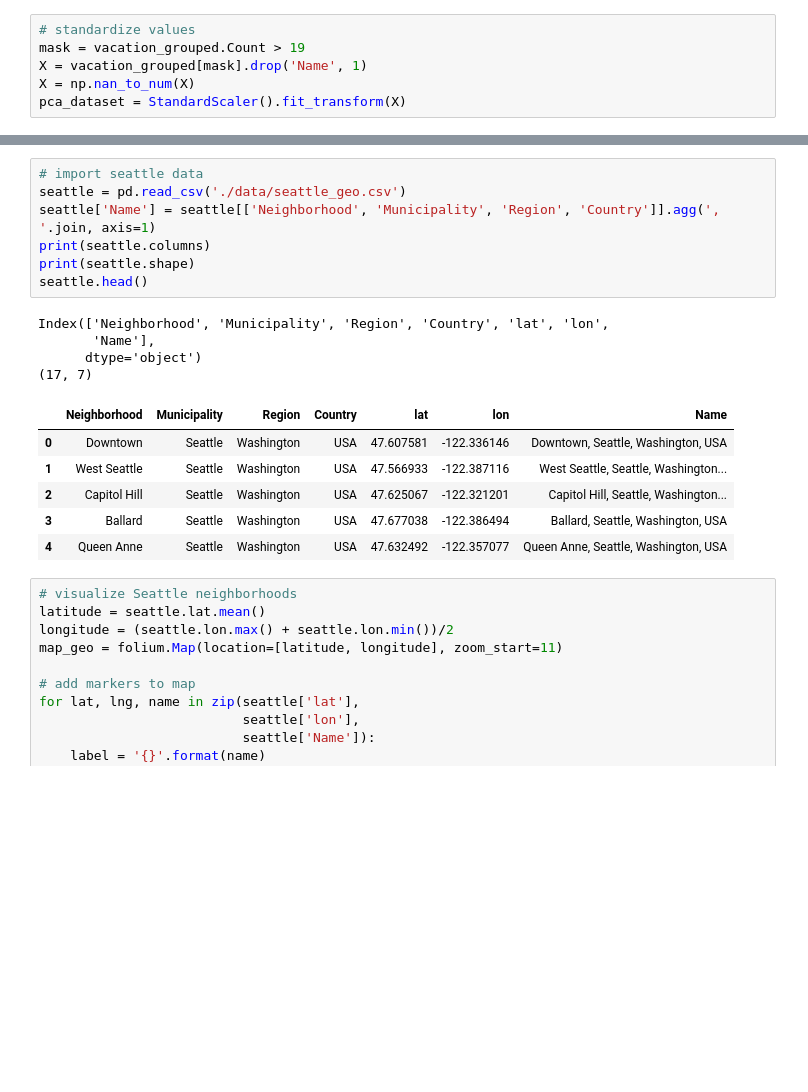
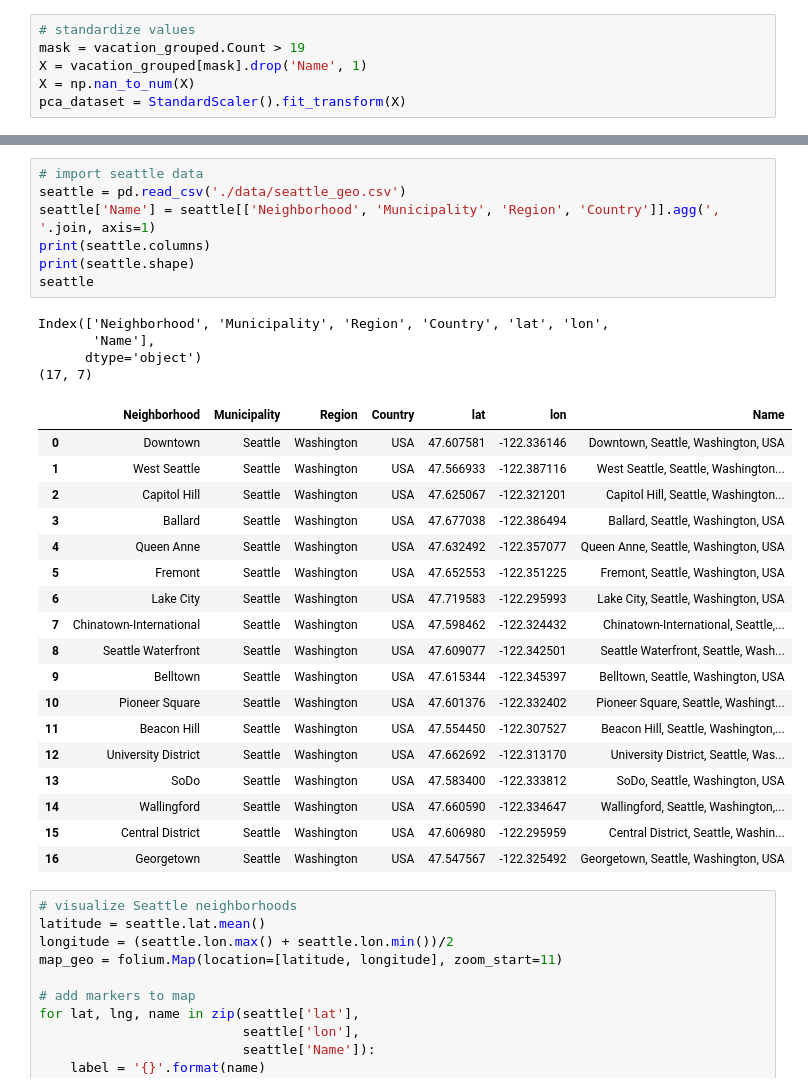
Before and after one commit to DJ3D/Coursera_Capstone, a Jupyter notebook: Vacation_Clusters.ipynb, the cells around one changed output, grey strips where cells are left out. Drawn from its saved outputs; the diff is of its cells as text; blank space fills up the shorter version.

```diff
--- a/Vacation_Clusters.ipynb
+++ b/Vacation_Clusters.ipynb
@@ -328,21 +328,33 @@ Silhouette:  0.04345707394285146
 # %%
 # import seattle data
 seattle = pd.read_csv('./data/seattle_geo.csv')
 seattle['Name'] = seattle[['Neighborhood', 'Municipality', 'Region', 'Country']].agg(', '.join, axis=1)
 print(seattle.columns)
 print(seattle.shape)
-seattle.head()
+seattle
 # %% [output]
 Index(['Neighborhood', 'Municipality', 'Region', 'Country', 'lat', 'lon',
        'Name'],
       dtype='object')
 (17, 7)
 |  | Neighborhood | Municipality | Region | Country | lat | lon | Name |
 | 0 | Downtown | Seattle | Washington | USA | 47.607581 | -122.336146 | Downtown, Seattle, Washington, USA |
 | 1 | West Seattle | Seattle | Washington | USA | 47.566933 | -122.387116 | West Seattle, Seattle, Washington... |
 | 2 | Capitol Hill | Seattle | Washington | USA | 47.625067 | -122.321201 | Capitol Hill, Seattle, Washington... |
 | 3 | Ballard | Seattle | Washington | USA | 47.677038 | -122.386494 | Ballard, Seattle, Washington, USA |
 | 4 | Queen Anne | Seattle | Washington | USA | 47.632492 | -122.357077 | Queen Anne, Seattle, Washington, USA |
+| 5 | Fremont | Seattle | Washington | USA | 47.652553 | -122.351225 | Fremont, Seattle, Washington, USA |
+| 6 | Lake City | Seattle | Washington | USA | 47.719583 | -122.295993 | Lake City, Seattle, Washington, USA |
+| 7 | Chinatown-International | Seattle | Washington | USA | 47.598462 | -122.324432 | Chinatown-International, Seattle,... |
+| 8 | Seattle Waterfront | Seattle | Washington | USA | 47.609077 | -122.342501 | Seattle Waterfront, Seattle, Wash... |
+| 9 | Belltown | Seattle | Washington | USA | 47.615344 | -122.345397 | Belltown, Seattle, Washington, USA |
+| 10 | Pioneer Square | Seattle | Washington | USA | 47.601376 | -122.332402 | Pioneer Square, Seattle, Washingt... |
+| 11 | Beacon Hill | Seattle | Washington | USA | 47.554450 | -122.307527 | Beacon Hill, Seattle, Washington,... |
+| 12 | University District | Seattle | Washington | USA | 47.662692 | -122.313170 | University District, Seattle, Was... |
+| 13 | SoDo | Seattle | Washington | USA | 47.583400 | -122.333812 | SoDo, Seattle, Washington, USA |
+| 14 | Wallingford | Seattle | Washington | USA | 47.660590 | -122.334647 | Wallingford, Seattle, Washington,... |
+| 15 | Central District | Seattle | Washington | USA | 47.606980 | -122.295959 | Central District, Seattle, Washin... |
+| 16 | Georgetown | Seattle | Washington | USA | 47.547567 | -122.325492 | Georgetown, Seattle, Washington, USA |
 # %%
 # visualize Seattle neighborhoods
 latitude = seattle.lat.mean()
```
Also changed, not shown: parts of 27 cells of this notebook.
